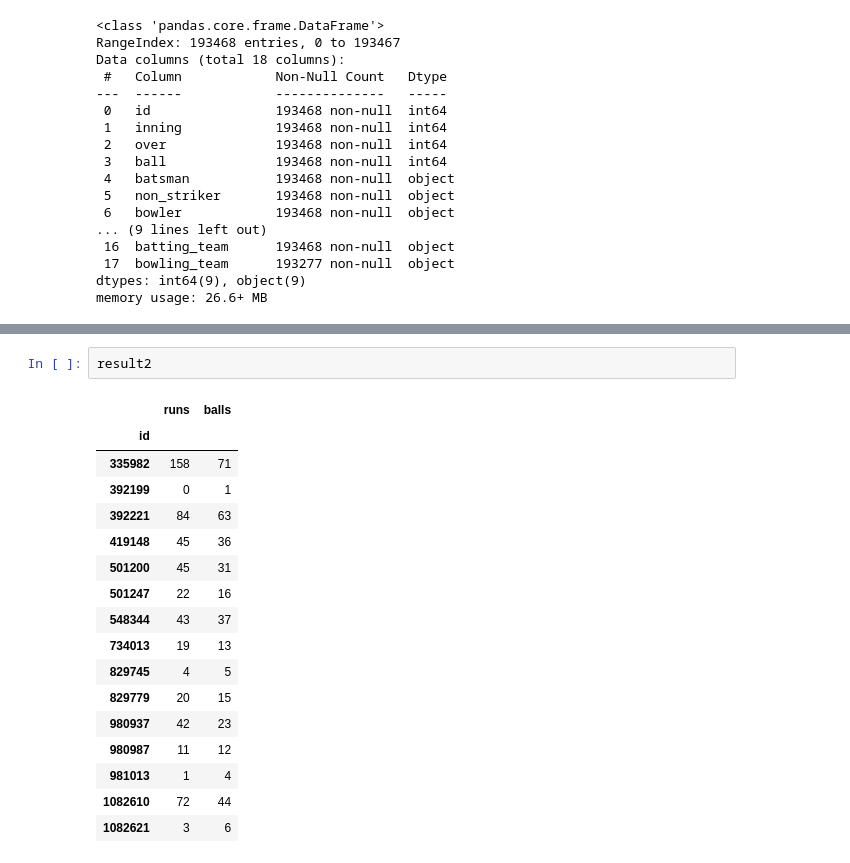
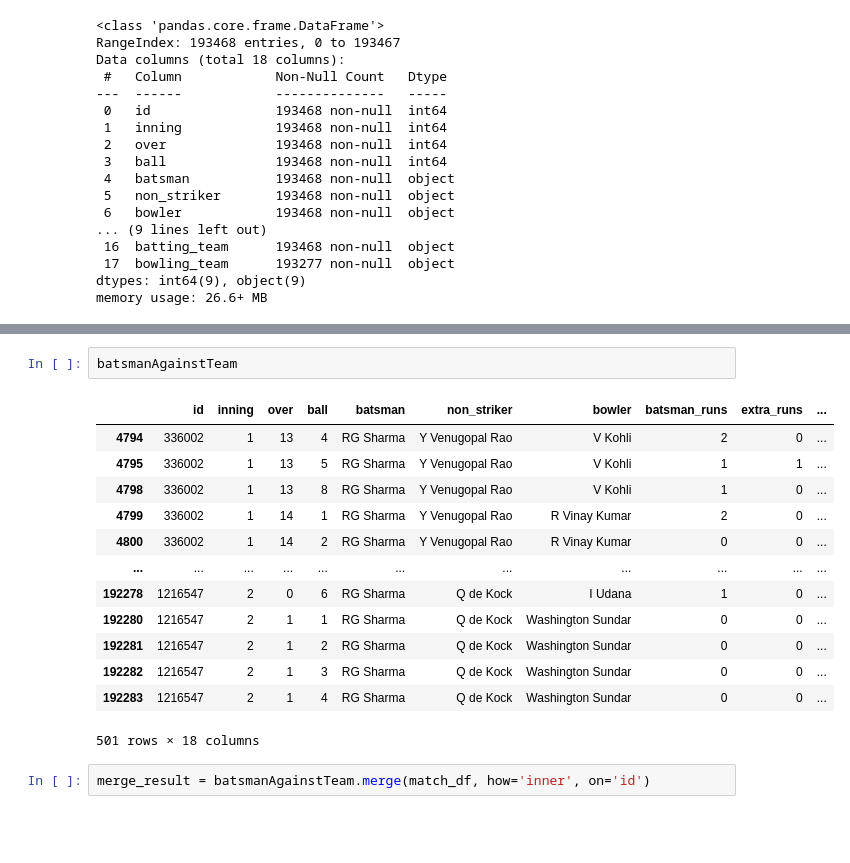
Before and after one commit to adild/ipl-stats, a Jupyter notebook: pandas demo.ipynb, the cells around one changed output, grey strips where cells are left out. Saved outputs shown, nothing was run; the diff lists cells and outputs as text; blank space fills up the shorter version.

```diff
--- a/pandas demo.ipynb
+++ b/pandas demo.ipynb
@@ -91,20 +101,18 @@ result.groupby(
-# %%
-result2
-# %% [output]
-|  | runs | balls |
-| id |  |  |
-| 335982 | 158 | 71 |
-| 392199 | 0 | 1 |
-| 392221 | 84 | 63 |
-| 419148 | 45 | 36 |
-| 501200 | 45 | 31 |
-| 501247 | 22 | 16 |
-| 548344 | 43 | 37 |
-| 734013 | 19 | 13 |
-| 829745 | 4 | 5 |
-| 829779 | 20 | 15 |
-| 980937 | 42 | 23 |
-| 980987 | 11 | 12 |
-| 981013 | 1 | 4 |
-| 1082610 | 72 | 44 |
-| 1082621 | 3 | 6 |
+# %%
+batsmanAgainstTeam
+# %% [output]
+|  | id | inning | over | ball | batsman | non_striker | bowler | batsman_runs | extra_runs | ... |
+| 4794 | 336002 | 1 | 13 | 4 | RG Sharma | Y Venugopal Rao | V Kohli | 2 | 0 | ... |
+| 4795 | 336002 | 1 | 13 | 5 | RG Sharma | Y Venugopal Rao | V Kohli | 1 | 1 | ... |
+| 4798 | 336002 | 1 | 13 | 8 | RG Sharma | Y Venugopal Rao | V Kohli | 1 | 0 | ... |
+| 4799 | 336002 | 1 | 14 | 1 | RG Sharma | Y Venugopal Rao | R Vinay Kumar | 2 | 0 | ... |
+| 4800 | 336002 | 1 | 14 | 2 | RG Sharma | Y Venugopal Rao | R Vinay Kumar | 0 | 0 | ... |
+| ... | ... | ... | ... | ... | ... | ... | ... | ... | ... | ... |
+| 192278 | 1216547 | 2 | 0 | 6 | RG Sharma | Q de Kock | I Udana | 1 | 0 | ... |
+| 192280 | 1216547 | 2 | 1 | 1 | RG Sharma | Q de Kock | Washington Sundar | 0 | 0 | ... |
+| 192281 | 1216547 | 2 | 1 | 2 | RG Sharma | Q de Kock | Washington Sundar | 0 | 0 | ... |
+| 192282 | 1216547 | 2 | 1 | 3 | RG Sharma | Q de Kock | Washington Sundar | 0 | 0 | ... |
+| 192283 | 1216547 | 2 | 1 | 4 | RG Sharma | Q de Kock | Washington Sundar | 0 | 0 | ... |
+501 rows × 18 columns
+# %%
+merge_result = batsmanAgainstTeam.merge(match_df, how='inner', on='id')
```
Also changed, not shown: parts of 10 cells of this notebook.
